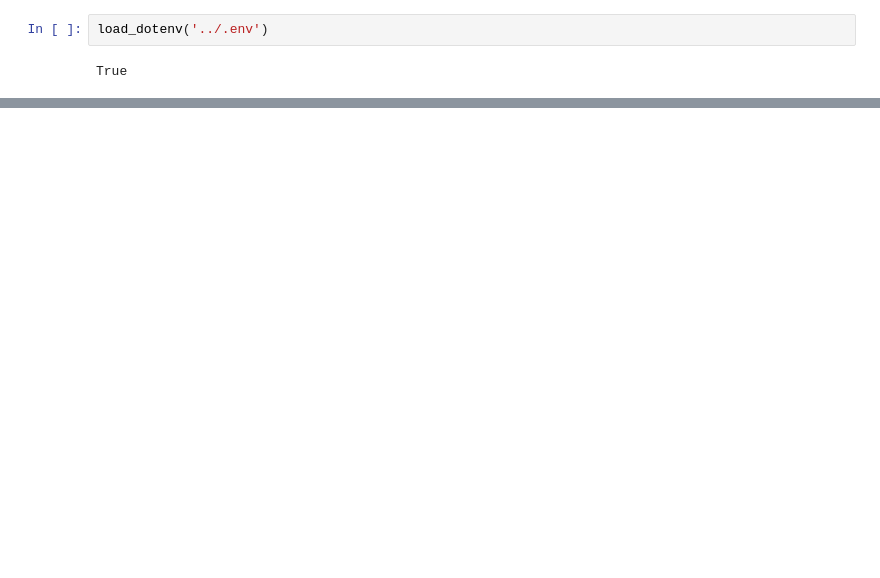
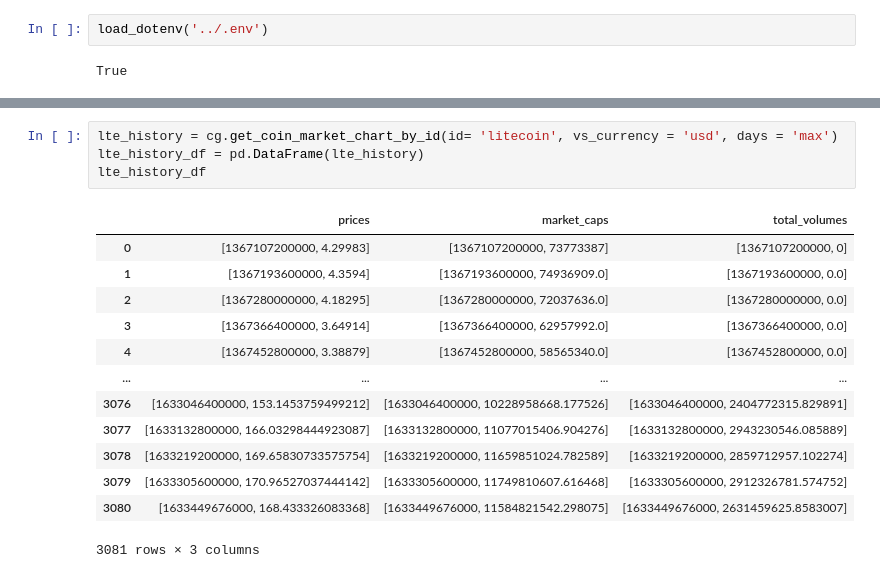
Before and after one commit to toniahurst/project_2, a Jupyter notebook: data_collection_db.ipynb, the cells around one changed output, grey strips where cells are left out. Drawn from its saved outputs; the diff is of its cells as text; blank space fills up the shorter version.

```diff
--- a/data_collection_db.ipynb
+++ b/data_collection_db.ipynb
@@ -216,0 +78,18 @@ This highest price of the listed stocks of today was $ 3,379.70
+# %%
+lte_history = cg.get_coin_market_chart_by_id(id= 'litecoin', vs_currency = 'usd', days = 'max')
+lte_history_df = pd.DataFrame(lte_history)
+lte_history_df
+# %% [output]
+|  | prices | market_caps | total_volumes |
+| 0 | [1367107200000, 4.29983] | [1367107200000, 73773387] | [1367107200000, 0] |
+| 1 | [1367193600000, 4.3594] | [1367193600000, 74936909.0] | [1367193600000, 0.0] |
+| 2 | [1367280000000, 4.18295] | [1367280000000, 72037636.0] | [1367280000000, 0.0] |
+| 3 | [1367366400000, 3.64914] | [1367366400000, 62957992.0] | [1367366400000, 0.0] |
+| 4 | [1367452800000, 3.38879] | [1367452800000, 58565340.0] | [1367452800000, 0.0] |
+| ... | ... | ... | ... |
+| 3076 | [1633046400000, 153.1453759499212] | [1633046400000, 10228958668.177526] | [1633046400000, 2404772315.829891] |
+| 3077 | [1633132800000, 166.03298444923087] | [1633132800000, 11077015406.904276] | [1633132800000, 2943230546.085889] |
+| 3078 | [1633219200000, 169.65830733575754] | [1633219200000, 11659851024.782589] | [1633219200000, 2859712957.102274] |
+| 3079 | [1633305600000, 170.96527037444142] | [1633305600000, 11749810607.616468] | [1633305600000, 2912326781.574752] |
+| 3080 | [1633449676000, 168.433326083368] | [1633449676000, 11584821542.298075] | [1633449676000, 2631459625.8583007] |
+3081 rows × 3 columns
```
Also changed, not shown: parts of 39 cells of this notebook.
